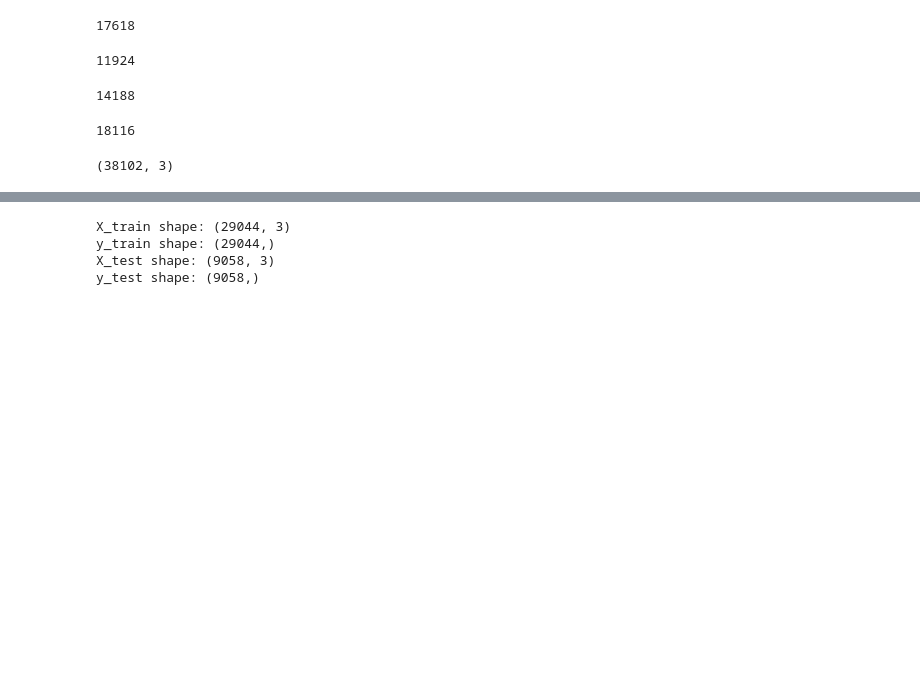
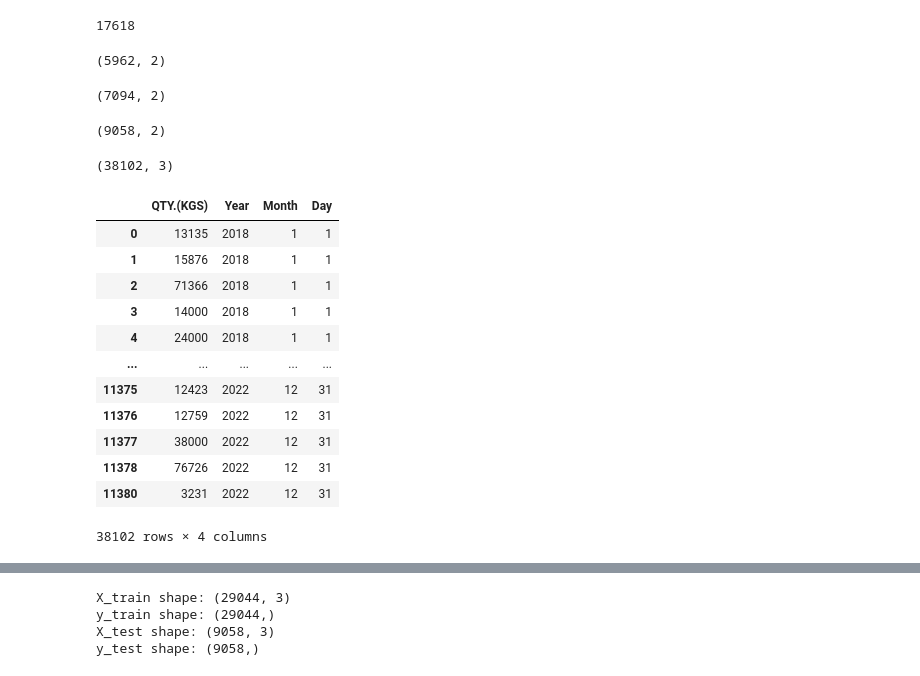
Before and after one commit to NATPAC-Internship/Augustine, a Jupyter notebook: import/Code/predict/merge.ipynb, the cells around one changed output, grey strips where cells are left out. Drawn from its saved outputs; the diff is of its cells as text; code cells hidden in the pictures; blank space fills up the shorter version.

```diff
--- a/import/Code/predict/pred.ipynb
+++ b/import/Code/predict/merge.ipynb
@@ -58,3 +50,11 @@ merged_data
 | 11378 | 2022-12-31 | 76726 |
 | 11380 | 2022-12-31 | 3231 |
 38102 rows × 2 columns
+# %%
+merged_data['Sail Date.'] = pd.to_datetime(merged_data['Sail Date.'])
+
+# Group by 'Sail Date' and sum the 'QTY.(KGS)' column
+merged_data= merged_data.groupby(merged_data['Sail Date.'].dt.date)['QTY.(KGS)'].sum().reset_index()
+
+# Display the resulting table
+print(merged_data)
@@ -71,17 +86,17 @@ da_2019.size
 # %% [output]
 17618
 # %%
-da_2020.size
+da_2020.shape
 # %% [output]
-11924
+(5962, 2)
 # %%
-da_2021.size
+da_2021.shape
 # %% [output]
-14188
+(7094, 2)
 # %%
-da_2022.size
+da_2022.shape
 # %% [output]
-18116
+(9058, 2)
 # %%
 merged_data.size
 
@@ -117,3 +132,19 @@ y = merged_data['QTY.(KGS)']                # Target variable
 X.shape
 # %% [output]
 (38102, 3)
+# %%
+merged_data
+# %% [output]
+|  | QTY.(KGS) | Year | Month | Day |
+| 0 | 13135 | 2018 | 1 | 1 |
+| 1 | 15876 | 2018 | 1 | 1 |
+| 2 | 71366 | 2018 | 1 | 1 |
+| 3 | 14000 | 2018 | 1 | 1 |
+| 4 | 24000 | 2018 | 1 | 1 |
+| ... | ... | ... | ... | ... |
+| 11375 | 12423 | 2022 | 12 | 31 |
+| 11376 | 12759 | 2022 | 12 | 31 |
+| 11377 | 38000 | 2022 | 12 | 31 |
+| 11378 | 76726 | 2022 | 12 | 31 |
+| 11380 | 3231 | 2022 | 12 | 31 |
+38102 rows × 4 columns
```
Also changed, not shown: parts of 9 cells of this notebook, 29 other files.
